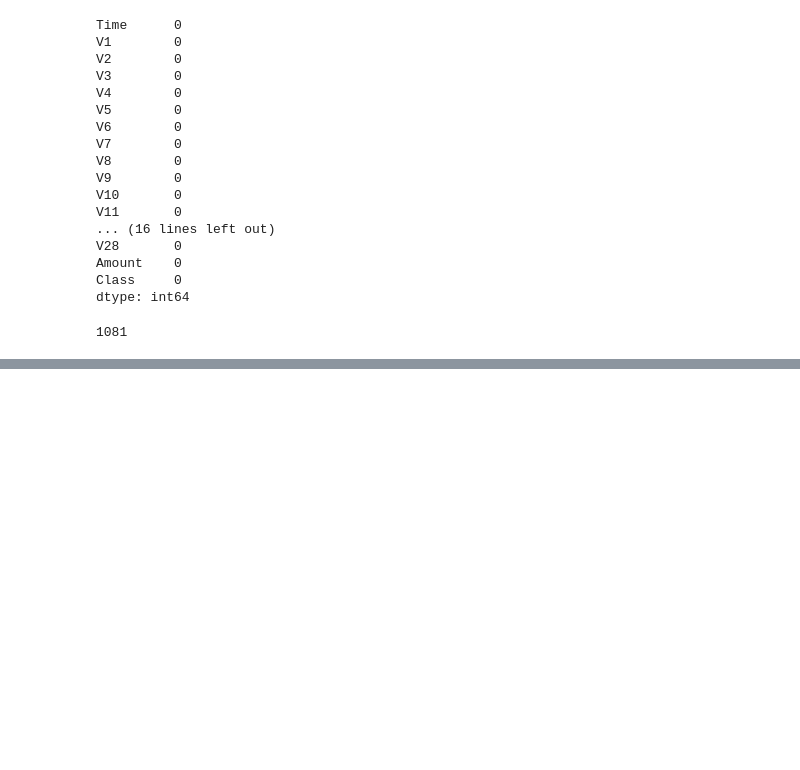
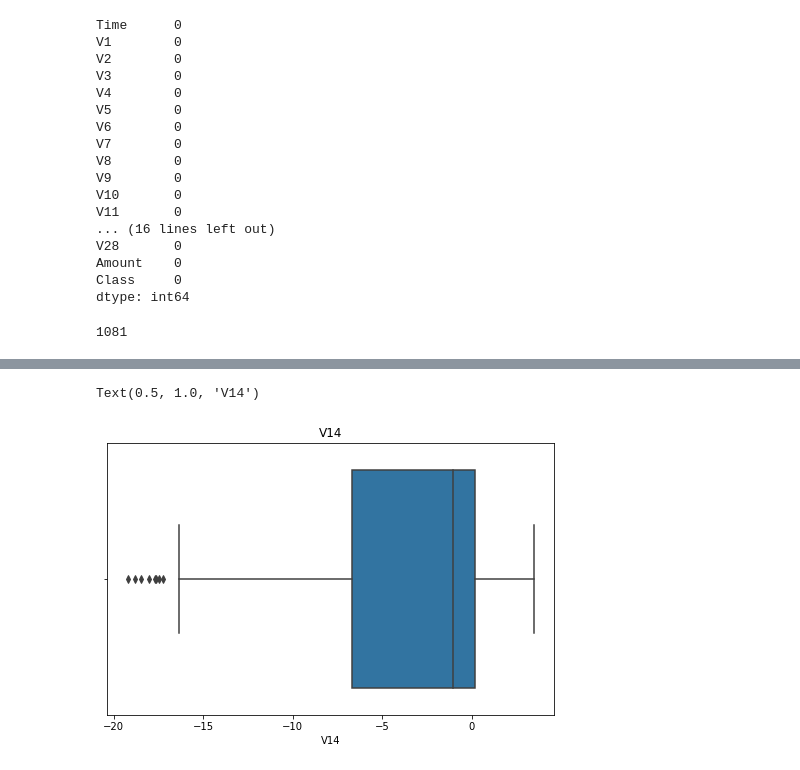
Before and after one commit to joness02/Credit-Card-Fraud-Detection-Kaggle-Challenge, a Jupyter notebook: Credit Card Fraud.ipynb, the cells around one changed output, grey strips where cells are left out. Drawn from its saved outputs; the diff is of its cells as text; code cells hidden in the pictures; blank space fills up the shorter version.

```diff
--- a/Credit Card Fraud.ipynb
+++ b/Credit Card Fraud.ipynb
@@ -167,0 +221,8 @@ X_test = scaler.transform(X_test)
+# %%
+# Boxplot
+plt.figure(figsize=(8, 5))
+sns.boxplot(x=new_df.V14)
+plt.title("V14")
+# %% [output]
+Text(0.5, 1.0, 'V14')
+[figure, added]
```
Also changed, not shown: parts of 33 cells of this notebook.
